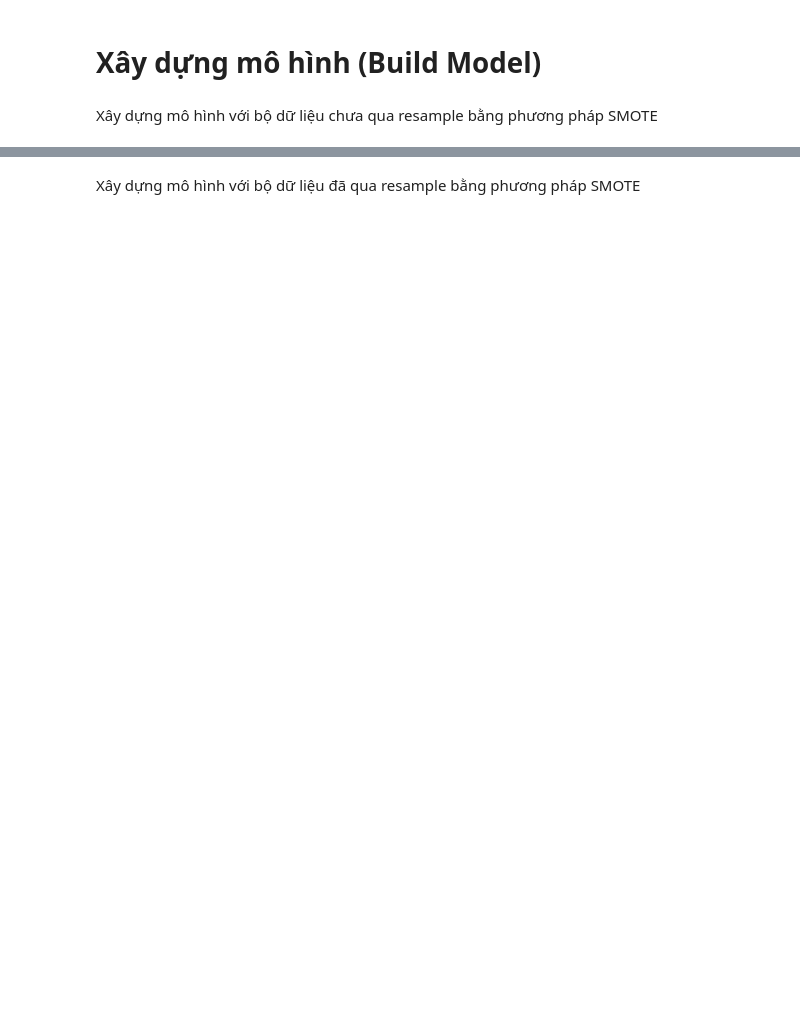
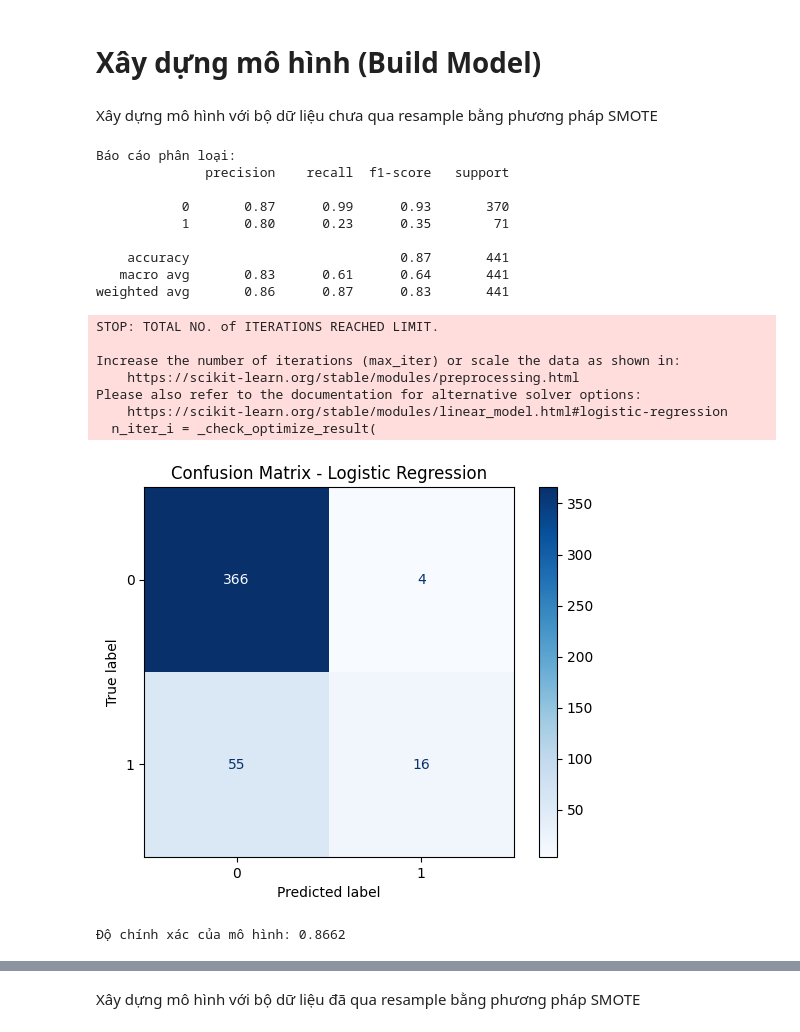
Before and after one commit to Kennenzz/predict-employee-attrition, a Jupyter notebook: Train.ipynb, the cells around one changed output, grey strips where cells are left out. Drawn from its saved outputs; the diff is of its cells as text; code cells hidden in the pictures; blank space fills up the shorter version.

```diff
--- a/Train.ipynb
+++ b/Train.ipynb
@@ -333,14 +613,35 @@ Xây dựng mô hình với bộ dữ liệu chưa qua resample bằng phương
 # %%
 # Huấn luyện mô hình Logistic Regression và đánh giá
 model = LogisticRegression(max_iter=1000)
 model.fit(X_train, y_train)
 y_pred = model.predict(X_test)
 print("Báo cáo phân loại:")
 print(classification_report(y_test, y_pred))
-print("Ma trận nhầm lẫn:")
-print(confusion_matrix(y_test, y_pred))
-print(confusion_matrix(y_test, y_pred))
+# Plot confusion matrix
+disp = ConfusionMatrixDisplay(confusion_matrix(y_test, y_pred), display_labels=[0,1])
+disp.plot(cmap='Blues', values_format='d')
+plt.title('Confusion Matrix - Logistic Regression')
+plt.show()
 print(f"Độ chính xác của mô hình: {accuracy_score(y_test, y_pred):.4f}")
+# %% [output]
+Báo cáo phân loại:
+              precision    recall  f1-score   support
+
+           0       0.87      0.99      0.93       370
+           1       0.80      0.23      0.35        71
+
+    accuracy                           0.87       441
+   macro avg       0.83      0.61      0.64       441
+weighted avg       0.86      0.87      0.83       441
+STOP: TOTAL NO. of ITERATIONS REACHED LIMIT.
+
+Increase the number of iterations (max_iter) or scale the data as shown in:
+    https://scikit-learn.org/stable/modules/preprocessing.html
+Please also refer to the documentation for alternative solver options:
+    https://scikit-learn.org/stable/modules/linear_model.html#logistic-regression
+  n_iter_i = _check_optimize_result(
+[figure, added]
+Độ chính xác của mô hình: 0.8662
 # %%
 # Huấn luyện mô hình Decision Tree và đánh giá
 model_dt = DecisionTreeClassifier(random_state=42)
```
Also changed, not shown: parts of 56 cells of this notebook, 8 other files.
